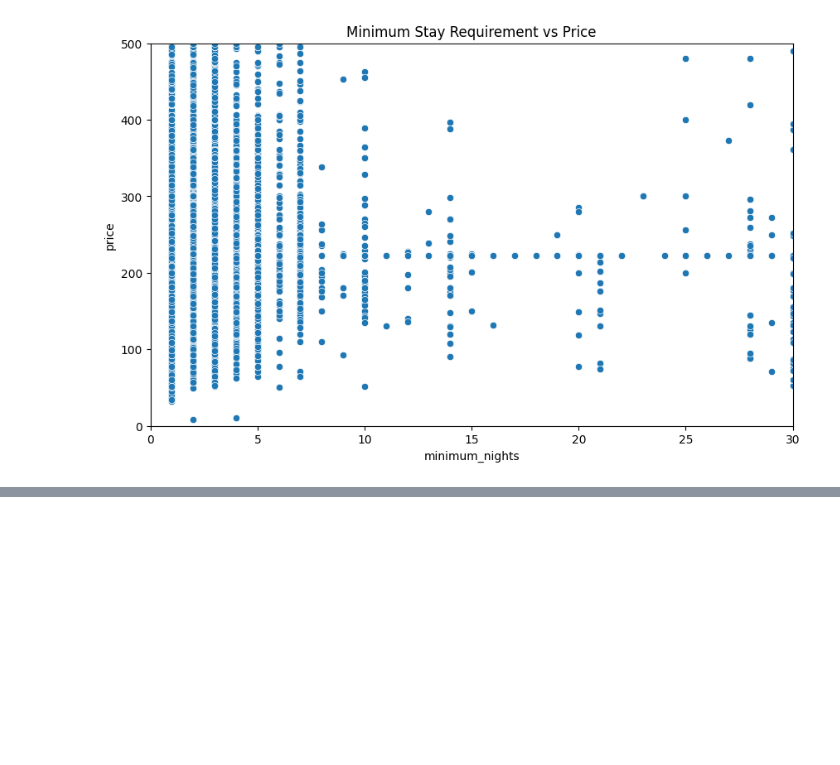
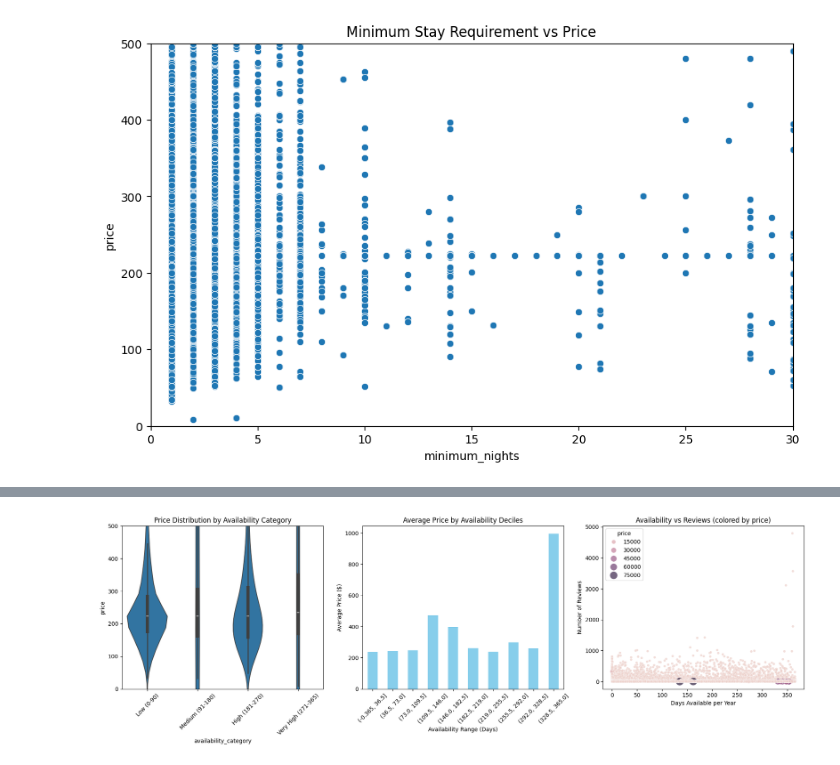
Before and after one commit to supremkc05/AirBnB-Pricing, a Jupyter notebook: notebook/eda.ipynb, the cells around one changed output, grey strips where cells are left out. Saved outputs shown, nothing was run; the diff lists cells and outputs as text; code cells hidden in the pictures; blank space fills up the shorter version.

```diff
--- a/notebook/eda.ipynb
+++ b/notebook/eda.ipynb
@@ -84,0 +116,31 @@ Text(0.5, 1.0, 'Availability vs Price')
+# %%
+# Additional Availability Insights
+fig, axes = plt.subplots(1, 3, figsize=(18, 6))
+
+# 1. Violin plot showing price distribution within availability categories
+sns.violinplot(x='availability_category', y='price', data=df, ax=axes[0])
+axes[0].set_ylim(0, 500)
+axes[0].set_title("Price Distribution by Availability Category")
+axes[0].tick_params(axis='x', rotation=45)
+
+# 2. Average price by availability bins (more granular)
+df['availability_bins'] = pd.cut(df['availability_365'], bins=10)
+availability_price_avg = df.groupby('availability_bins')['price'].mean()
+availability_price_avg.plot(kind='bar', ax=axes[1], color='skyblue')
+axes[1].set_title("Average Price by Availability Deciles")
+axes[1].set_xlabel("Availability Range (Days)")
+axes[1].set_ylabel("Average Price ($)")
+axes[1].tick_params(axis='x', rotation=45)
+
+# 3. Availability vs Reviews relationship
+sns.scatterplot(x='availability_365', y='number_of_reviews',
+                hue='price', size='price', sizes=(20, 200),
+                alpha=0.7, data=df, ax=axes[2])
+axes[2].set_title("Availability vs Reviews (colored by price)")
+axes[2].set_xlabel("Days Available per Year")
+axes[2].set_ylabel("Number of Reviews")
+
+plt.tight_layout()
+plt.show()
+# %% [output]
+[figure, added]
```
Also changed, not shown: parts of 3 cells of this notebook.
